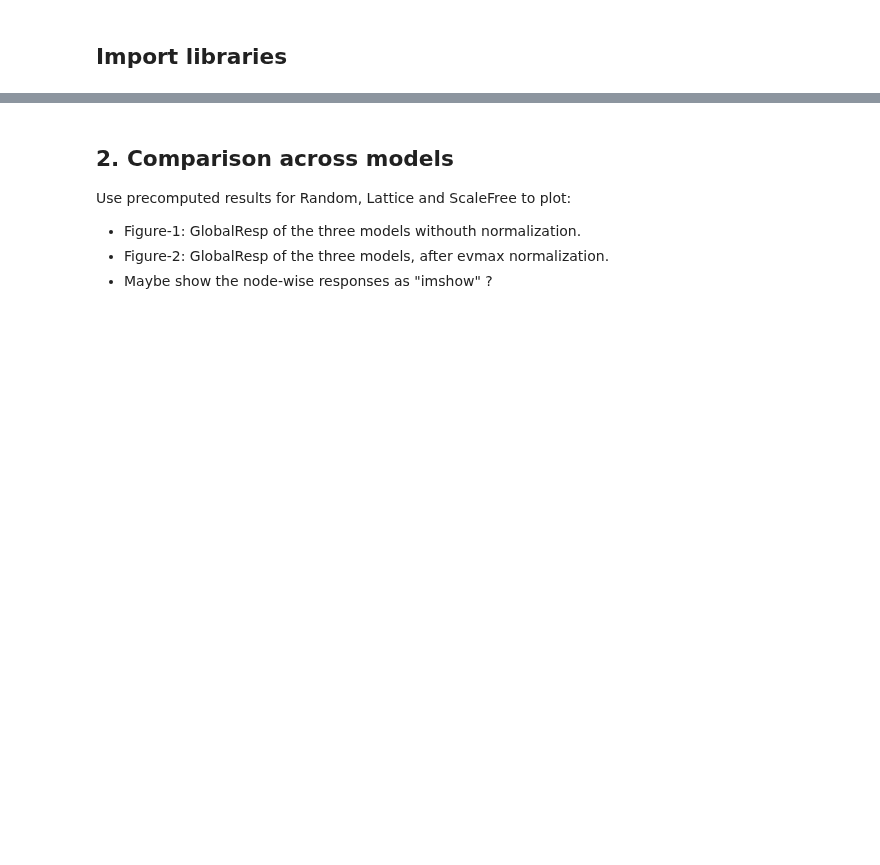
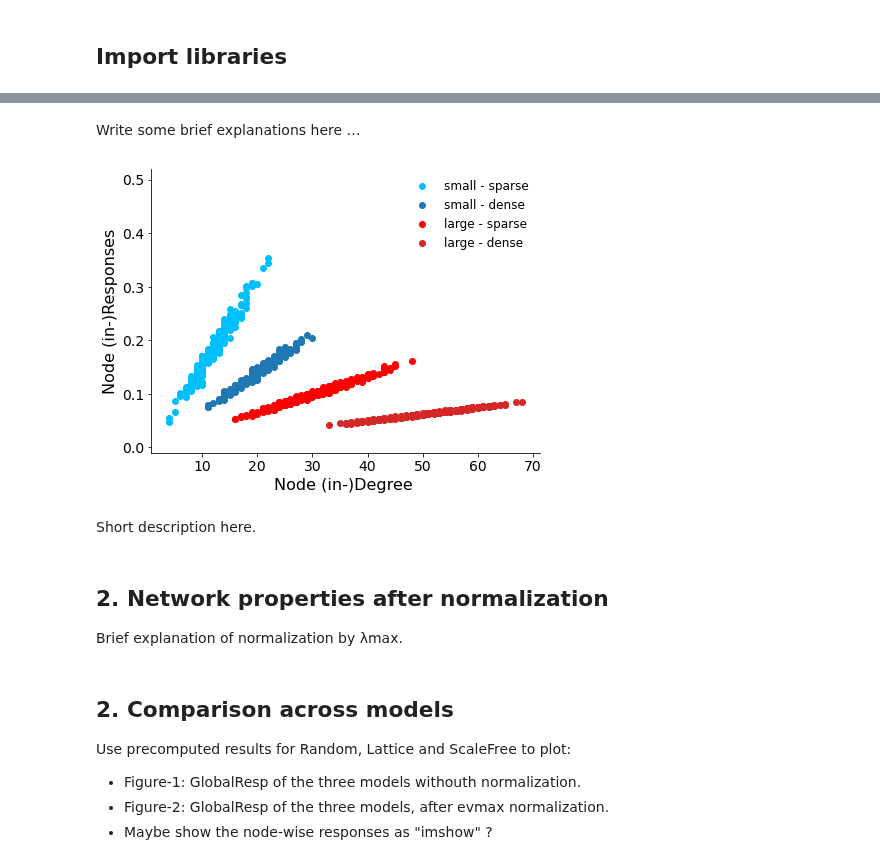
Before and after one commit to mb-BCA/SiReNetA_Tutorials, a Jupyter notebook: Notebooks_Tutorials/4_UseCase_CompareNets.ipynb, the cells around one changed output, grey strips where cells are left out. Cells and saved outputs as stored; diff of their text form; code cells hidden in the pictures; blank space fills up the shorter version.

```diff
--- a/Notebooks_Tutorials/4_UseCase_CompareNets.ipynb
+++ b/Notebooks_Tutorials/4_UseCase_CompareNets.ipynb
@@ -51,3 +216,43 @@ netcase = 'Random'  # 'Random', 'Lattice', 'ScaleFree'
+# %% [markdown]
+Write some brief explanations here …
+# %%
+# 1.4) Compare the (input) degrees to the node responses
+noderesp1 = sna.NodeResponses(netresp1)[0]
+noderesp2 = sna.NodeResponses(netresp2)[0]
+noderesp3 = sna.NodeResponses(netresp3)[0]
+noderesp4 = sna.NodeResponses(netresp4)[0]
+
+# Integrate the response of every node over time
+totnoderesp1 = sna.AreaUnderCurve(noderesp1, dt)
+totnoderesp2 = sna.AreaUnderCurve(noderesp2, dt)
+totnoderesp3 = sna.AreaUnderCurve(noderesp3, dt)
+totnoderesp4 = sna.AreaUnderCurve(noderesp4, dt)
+# %%
+# Plot the (input) degree - node response relations
+plt.figure()
+ax = plt.axes()
+ax.spines[['top','right']].set_visible(False)
+
+plt.scatter(indeg1, totnoderesp1, c=cols[0], label='small - sparse')
+plt.scatter(indeg2, totnoderesp2, c=cols[1], label='small - dense')
+plt.scatter(indeg3, totnoderesp3, c=cols[2], label='large - sparse')
+plt.scatter(indeg4, totnoderesp4, c=cols[3], label='large - dense')
+
+plt.ylim(-0.01,0.52)
+plt.tick_params( labelsize=14 )
+plt.xlabel( 'Node (in-)Degree ', fontsize=16 )
+plt.ylabel( 'Node (in-)Responses', fontsize=16 )
+
+plt.legend( frameon=False, fontsize=12 )
+plt.tight_layout()
+# %% [output]
+[figure, added]
+# %% [markdown]
+Short description here.
+# %% [markdown]
+## 2. Network properties after normalization
+
+Brief explanation of normalization by λmax.
 # %% [markdown]
 ## 2. Comparison across models
 
```
Also changed, not shown: parts of 12 cells of this notebook.
